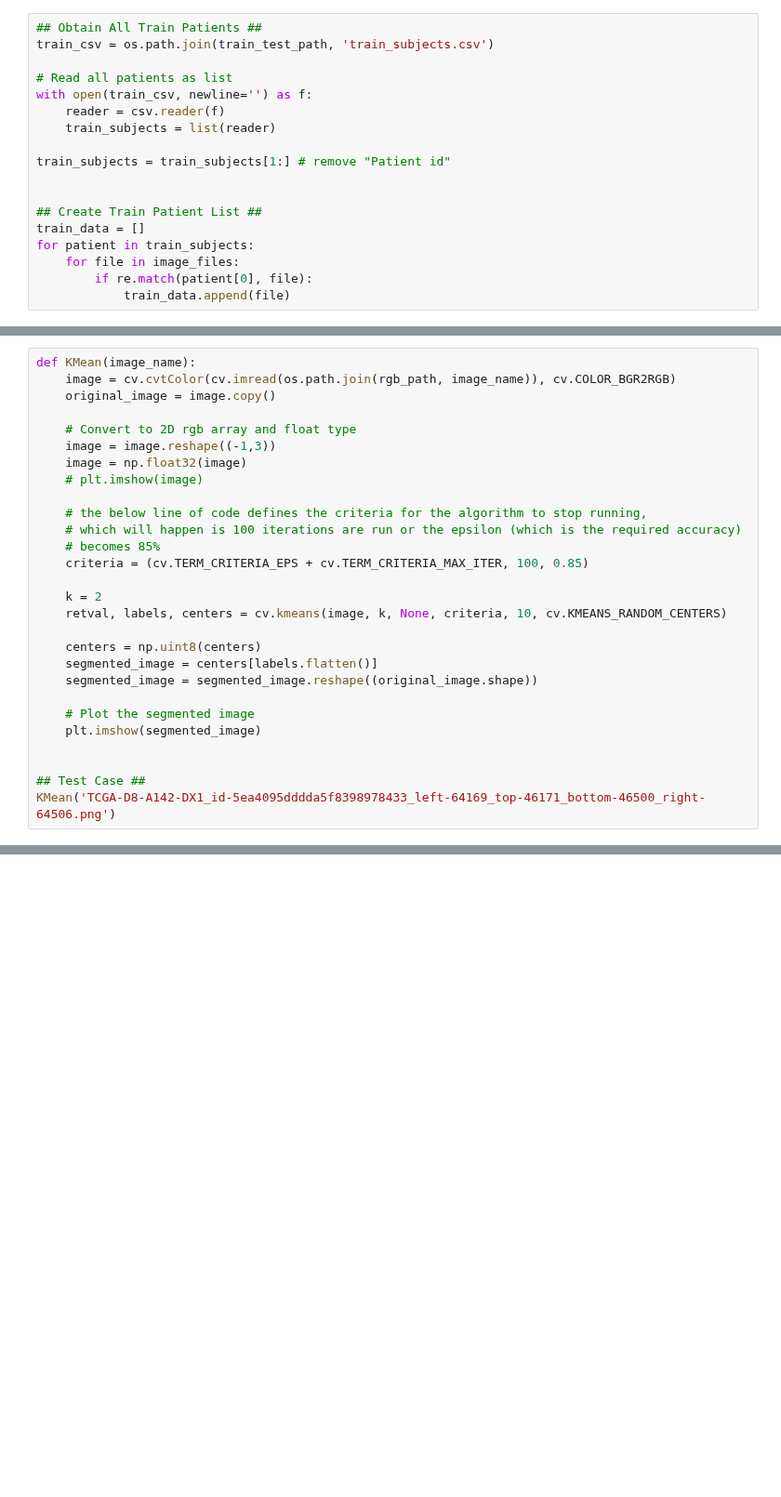
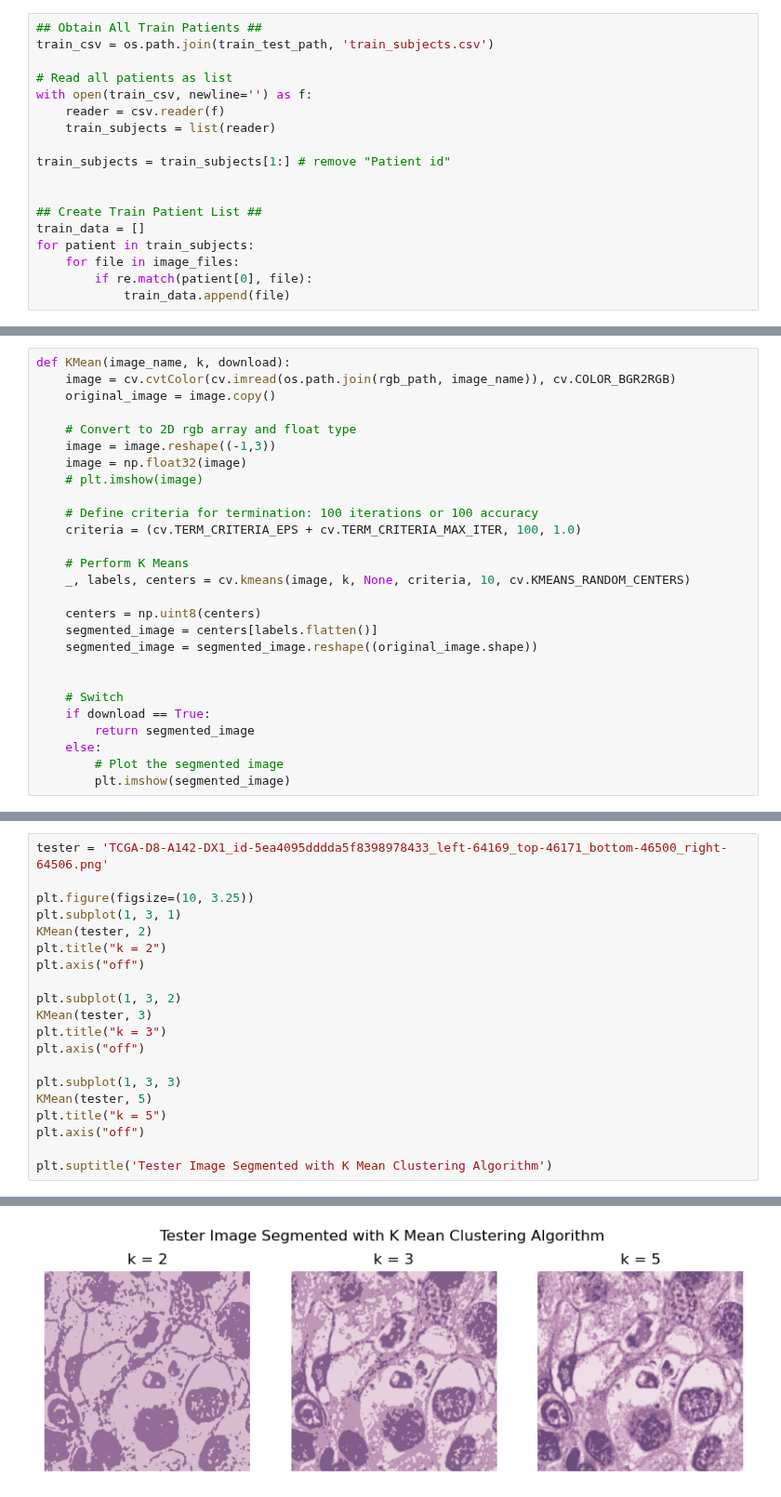
Before and after one commit to wangelam/ecse415Final, a Jupyter notebook: unsupervised.ipynb, the cells around one changed output, grey strips where cells are left out. Shown at 93% size. Cells and saved outputs as stored; diff of their text form; blank space fills up the shorter version.

Commit message:
cleaned code, segmented all imgs

```diff
--- a/unsupervised.ipynb
+++ b/unsupervised.ipynb
@@ -45,5 +51,5 @@ for patient in train_subjects:
 # %%
-def KMean(image_name):
+def KMean(image_name, k, download):
     image = cv.cvtColor(cv.imread(os.path.join(rgb_path, image_name)), cv.COLOR_BGR2RGB)
     original_image = image.copy()
 
@@ -52,21 +58,20 @@ def KMean(image_name):
     image = np.float32(image)
     # plt.imshow(image)
 
-    # the below line of code defines the criteria for the algorithm to stop running,
-    # which will happen is 100 iterations are run or the epsilon (which is the required accuracy)
-    # becomes 85%
-    criteria = (cv.TERM_CRITERIA_EPS + cv.TERM_CRITERIA_MAX_ITER, 100, 0.85)
+    # Define criteria for termination: 100 iterations or 100 accuracy
+    criteria = (cv.TERM_CRITERIA_EPS + cv.TERM_CRITERIA_MAX_ITER, 100, 1.0)
 
-    k = 2
-    retval, labels, centers = cv.kmeans(image, k, None, criteria, 10, cv.KMEANS_RANDOM_CENTERS)
+    # Perform K Means
+    _, labels, centers = cv.kmeans(image, k, None, criteria, 10, cv.KMEANS_RANDOM_CENTERS)
 
     centers = np.uint8(centers)
     segmented_image = centers[labels.flatten()]
     segmented_image = segmented_image.reshape((original_image.shape))
 
-    # Plot the segmented image
-    plt.imshow(segmented_image)
 
-
-## Test Case ##
-KMean('TCGA-D8-A142-DX1_id-5ea4095dddda5f8398978433_left-64169_top-46171_bottom-46500_right-64506.png')
+    # Switch
+    if download == True:
+        return segmented_image
+    else:
+        # Plot the segmented image
+        plt.imshow(segmented_image)
@@ -74,0 +96,21 @@ KMean('TCGA-D8-A142-DX1_id-5ea4095dddda5f8398978433_left-64169_top-46171_bottom-
+# %%
+tester = 'TCGA-D8-A142-DX1_id-5ea4095dddda5f8398978433_left-64169_top-46171_bottom-46500_right-64506.png'
+
+plt.figure(figsize=(10, 3.25))
+plt.subplot(1, 3, 1)
+KMean(tester, 2)
+plt.title("k = 2")
+plt.axis("off")
+
+plt.subplot(1, 3, 2)
+KMean(tester, 3)
+plt.title("k = 3")
+plt.axis("off")
+
+plt.subplot(1, 3, 3)
+KMean(tester, 5)
+plt.title("k = 5")
+plt.axis("off")
+
+plt.suptitle('Tester Image Segmented with K Mean Clustering Algorithm')
+# %% [output]
@@ -74,0 +118 @@ KMean('TCGA-D8-A142-DX1_id-5ea4095dddda5f8398978433_left-64169_top-46171_bottom-
+[figure, added]
```
Also changed, not shown: parts of 12 cells of this notebook.
